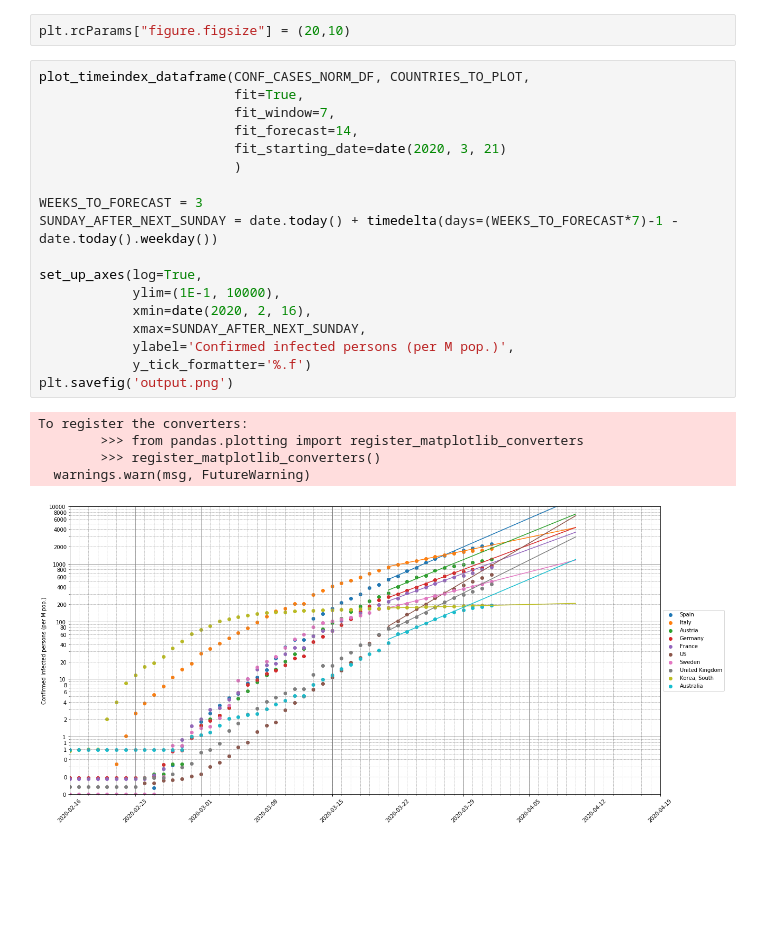
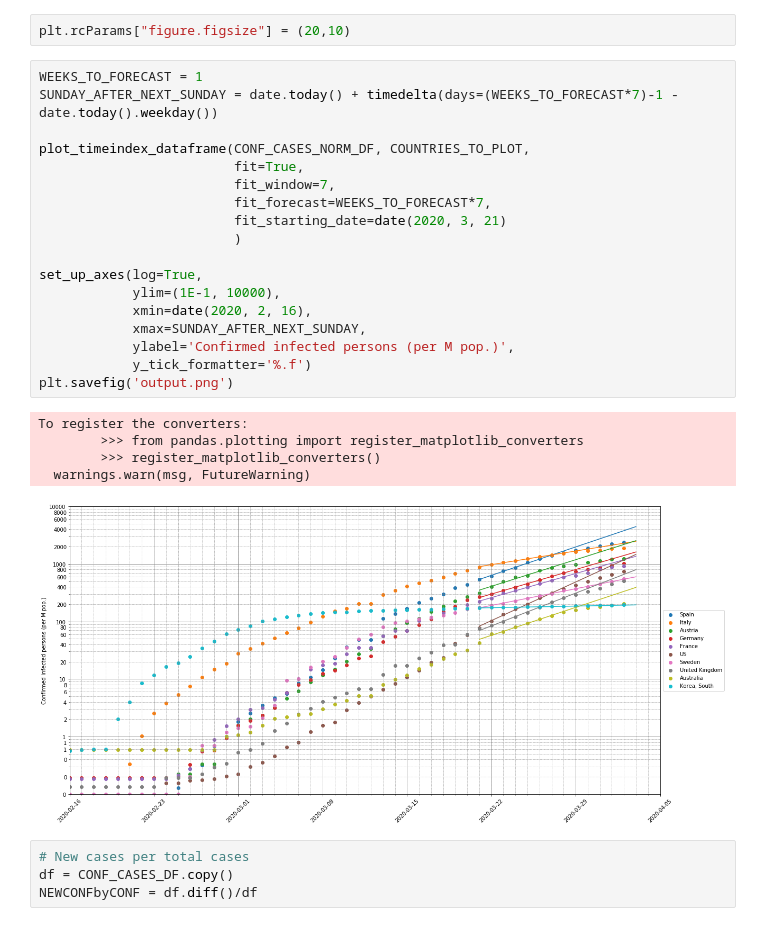
Before and after one commit to rcnijzink/corona_timeseries, a Jupyter notebook: corona_timeseries.ipynb, the cells around one changed output. Cells and saved outputs as stored; diff of their text form; blank space fills up the shorter version.

```diff
--- a/corona_timeseries.ipynb
+++ b/corona_timeseries.ipynb
@@ -232,26 +232,30 @@ COUNTRIES_TO_PLOT
 # %%
 plt.rcParams["figure.figsize"] = (20,10)
 # %%
+WEEKS_TO_FORECAST = 1
+SUNDAY_AFTER_NEXT_SUNDAY = date.today() + timedelta(days=(WEEKS_TO_FORECAST*7)-1 - date.today().weekday())
+
 plot_timeindex_dataframe(CONF_CASES_NORM_DF, COUNTRIES_TO_PLOT,
                          fit=True,
                          fit_window=7,
-                         fit_forecast=14,
+                         fit_forecast=WEEKS_TO_FORECAST*7,
                          fit_starting_date=date(2020, 3, 21)
                          )
-
-WEEKS_TO_FORECAST = 3
-SUNDAY_AFTER_NEXT_SUNDAY = date.today() + timedelta(days=(WEEKS_TO_FORECAST*7)-1 - date.today().weekday())
 
 set_up_axes(log=True,
             ylim=(1E-1, 10000),
             xmin=date(2020, 2, 16),
             xmax=SUNDAY_AFTER_NEXT_SUNDAY,
             ylabel='Confirmed infected persons (per M pop.)',
             y_tick_formatter='%.f')
 plt.savefig('output.png')
 # %% [output]
 To register the converters:
         >>> from pandas.plotting import register_matplotlib_converters
         >>> register_matplotlib_converters()
   warnings.warn(msg, FutureWarning)
-[figure, old version]
+[figure, new version]
+# %%
+# New cases per total cases
+df = CONF_CASES_DF.copy()
+NEWCONFbyCONF = df.diff()/df
```
Also changed, not shown: parts of 3 cells of this notebook, 2 other files.
